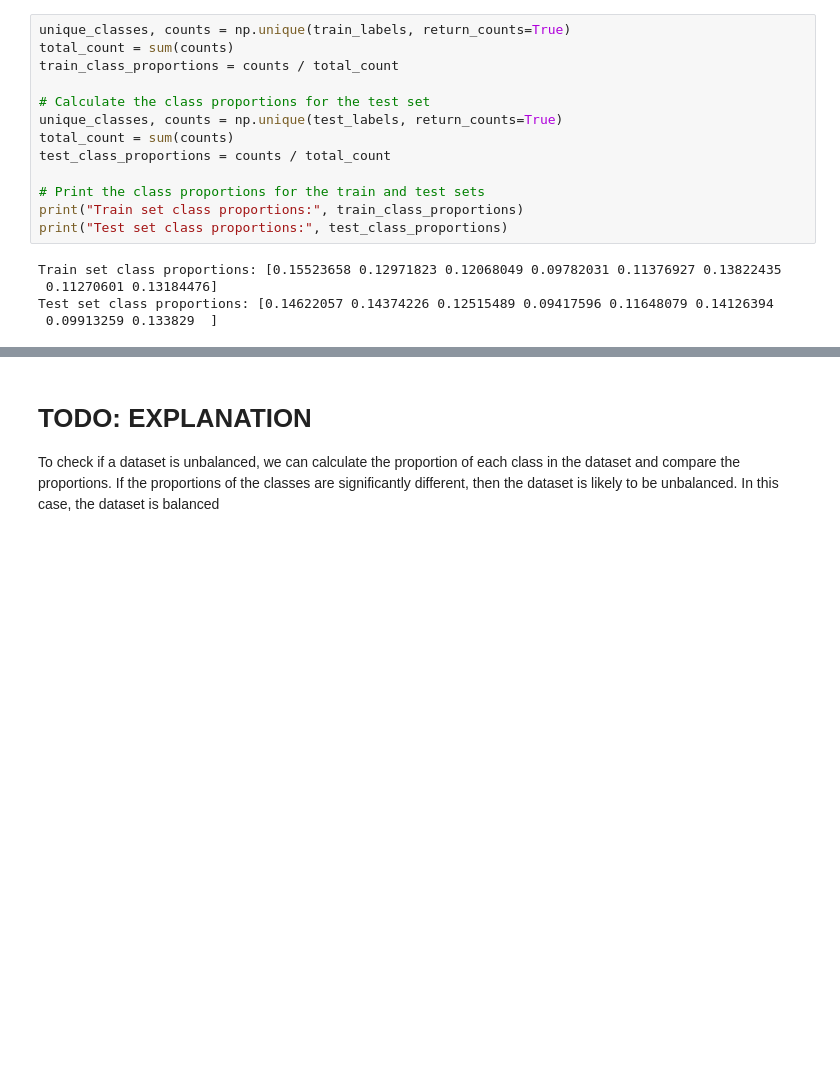
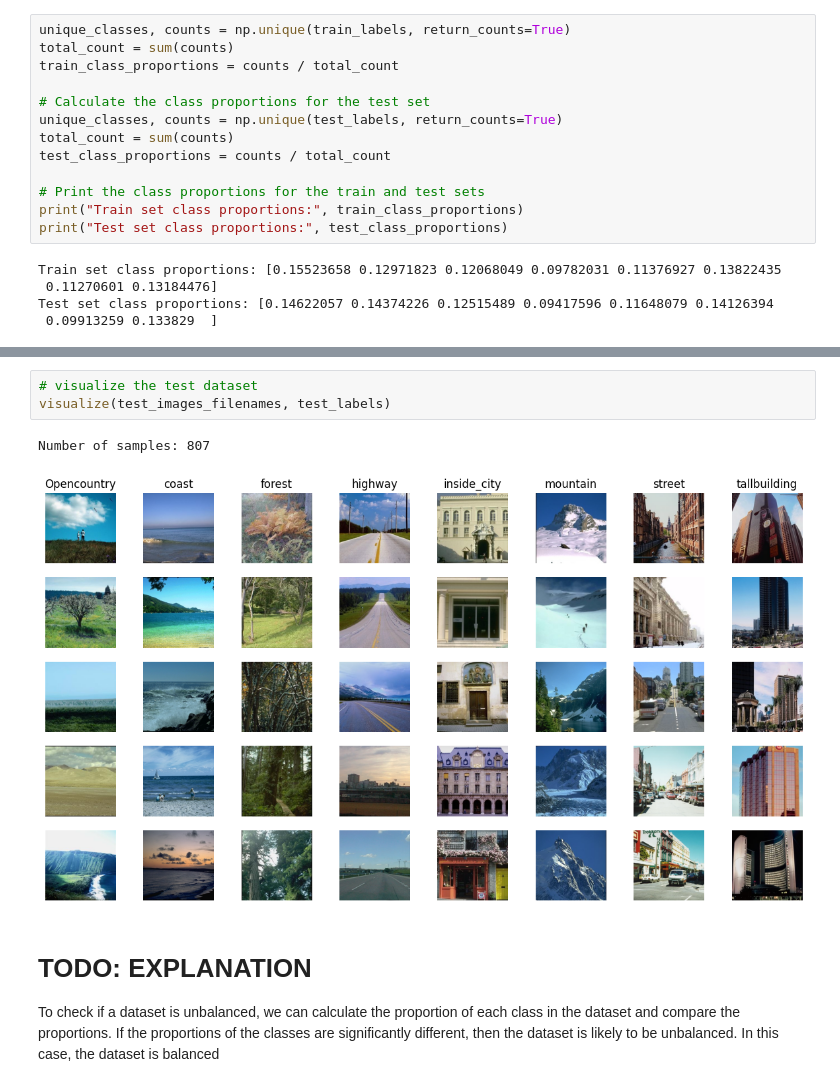
Before and after one commit to guillem-cf/M3-Project, a Jupyter notebook: Week1/BagofVisualWords.ipynb, the cells around one changed output, grey strips where cells are left out. Drawn from its saved outputs; the diff is of its cells as text; blank space fills up the shorter version.

```diff
--- a/Week1/BagofVisualWords.ipynb
+++ b/Week1/BagofVisualWords.ipynb
@@ -94,3 +126,9 @@ plot_distribution(train_count, test_count, unique_labels)
+# %%
+# visualize the test dataset
+visualize(test_images_filenames, test_labels)
+# %% [output]
+Number of samples: 807
+[figure, added]
 # %% [markdown]
 # TODO: EXPLANATION
 To check if a dataset is unbalanced, we can calculate the proportion of each class in the dataset and compare the proportions. If the proportions of the classes are significantly different, then the dataset is likely to be unbalanced.
```
Also changed, not shown: parts of 20 cells of this notebook, 6 other files.
